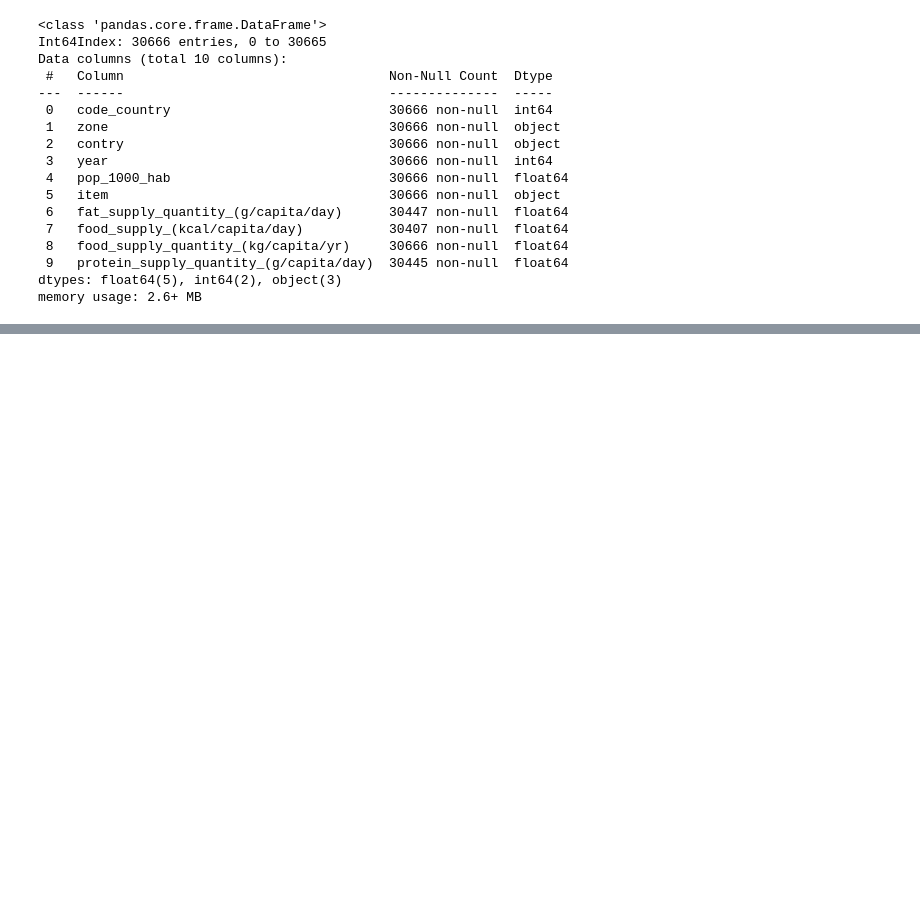
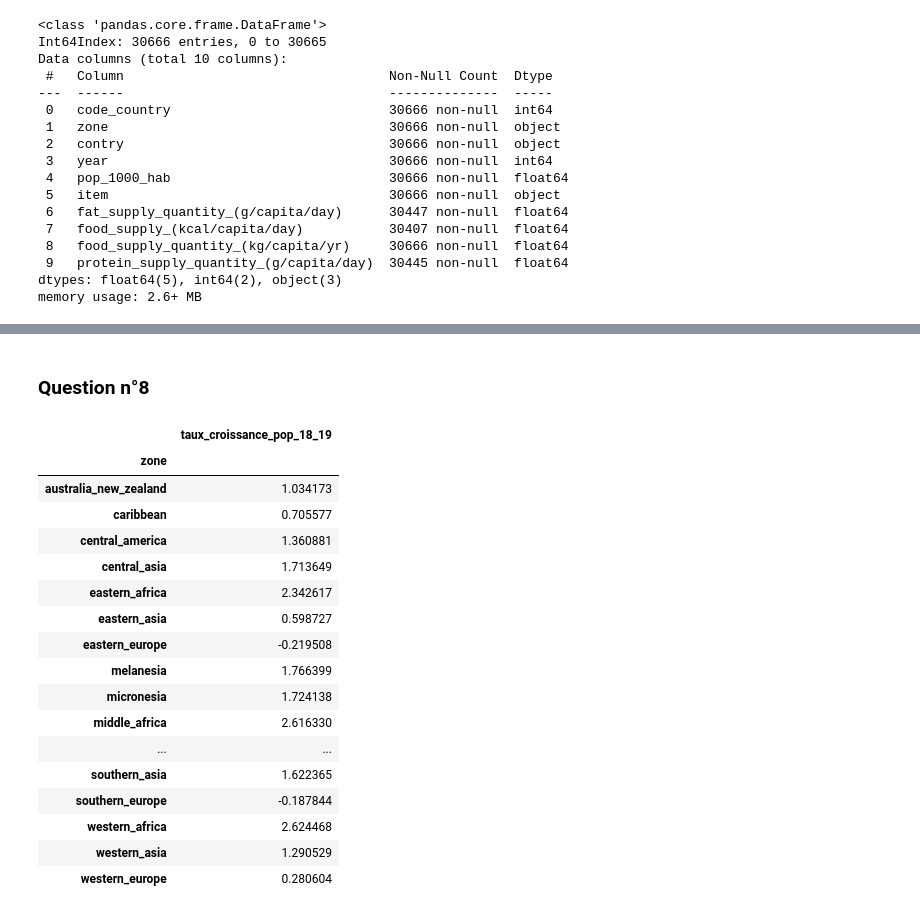
Before and after one commit to StevenDelval/PremierPasPandas, a Jupyter notebook: PremierPasPandas.ipynb, the cells around one changed output, grey strips where cells are left out. Drawn from its saved outputs; the diff is of its cells as text; code cells hidden in the pictures; blank space fills up the shorter version.

```diff
--- a/PremierPasPandas.ipynb
+++ b/PremierPasPandas.ipynb
@@ -561,0 +540,11 @@ df_missing[["contry","sum"]]
+# %%
+df_taux = df_merge[["contry","year","pop_1000_hab"]]
+df_taux = df_taux.groupby(["contry","year","pop_1000_hab"]).count().reset_index()
+
+
+df_taux = df_taux.set_index("contry")
+df_taux["taux_croissance_pop_18_19"]= ((df_taux[df_taux["year"] == 2019]["pop_1000_hab"] - df_taux[df_taux["year"] == 2018]["pop_1000_hab"]) / df_taux[df_taux["year"] == 2018]["pop_1000_hab"])*100
+
+df_taux = df_taux.reset_index()
+# %%
+df_merge= df_merge.merge(df_taux, on=["contry","year","pop_1000_hab"])
@@ -561,0 +560,27 @@ df_missing[["contry","sum"]]
+# %% [markdown]
+### Question n°8
+# %%
+df_zone =df_merge[["zone","contry","taux_croissance_pop_18_19"]]
+df_zone = df_zone.groupby(["zone","contry","taux_croissance_pop_18_19"]).count().reset_index()
+#print(df_zone[df_zone["zone"]== "eastern_europe"])
+df_zone = df_zone.groupby(["zone"]).mean()
+df_zone
+# %% [output]
+|  | taux_croissance_pop_18_19 |
+| zone |  |
+| australia_new_zealand | 1.034173 |
+| caribbean | 0.705577 |
+| central_america | 1.360881 |
+| central_asia | 1.713649 |
+| eastern_africa | 2.342617 |
+| eastern_asia | 0.598727 |
+| eastern_europe | -0.219508 |
+| melanesia | 1.766399 |
+| micronesia | 1.724138 |
+| middle_africa | 2.616330 |
+| ... | ... |
+| southern_asia | 1.622365 |
+| southern_europe | -0.187844 |
+| western_africa | 2.624468 |
+| western_asia | 1.290529 |
+| western_europe | 0.280604 |
```
Also changed, not shown: parts of 4 cells of this notebook.
